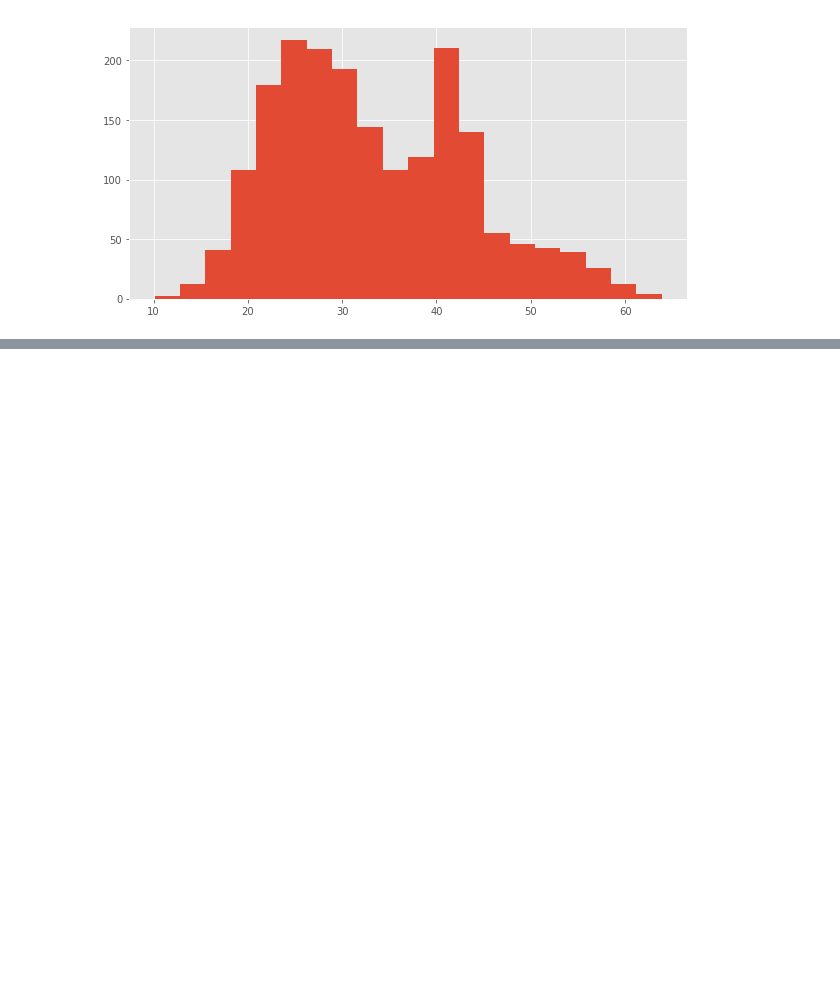
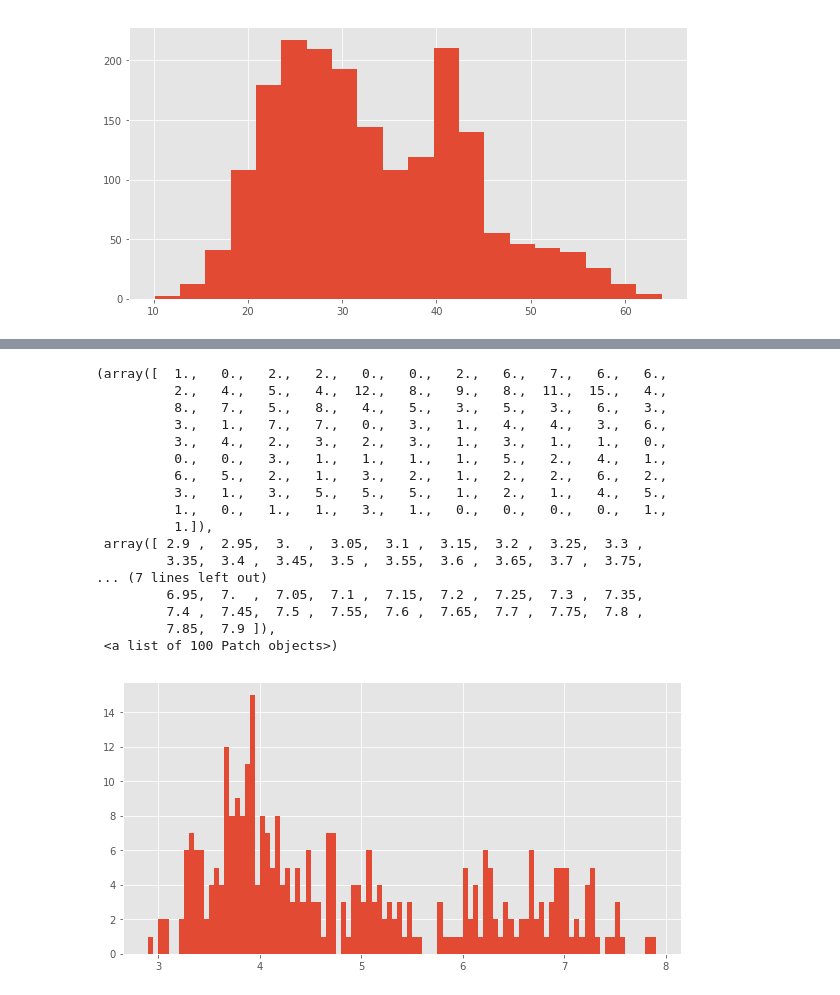
Before and after one commit to ramanujam/USAgriculturePDS, a Jupyter notebook: notebooks/writeup_draft1.ipynb, the cells around one changed output, grey strips where cells are left out. Saved outputs shown, nothing was run; the diff lists cells and outputs as text; code cells hidden in the pictures; blank space fills up the shorter version.

```diff
--- a/notebooks/writeup_draft1.ipynb
+++ b/notebooks/writeup_draft1.ipynb
@@ -631,0 +541,5 @@ plt.hist(obesity_states_features[obesity_states_features['Gender'] == 'Male']['D
+# %%
+corn_prices = pd.read_csv(datadir + 'corn_prices_by_state.csv')
+corn_prices = corn_prices.drop(['Program', 'State ANSI', 'Data Item'], axis = 1)
+corn_prices.columns = ['Year', 'State', 'Crude Rate']
+corn_prices.head()
@@ -631,0 +553,21 @@ plt.hist(obesity_states_features[obesity_states_features['Gender'] == 'Male']['D
+# %%
+plt.hist(corn_prices['Crude Rate'],bins=100)
+# %% [output]
+(array([  1.,   0.,   2.,   2.,   0.,   0.,   2.,   6.,   7.,   6.,   6.,
+          2.,   4.,   5.,   4.,  12.,   8.,   9.,   8.,  11.,  15.,   4.,
+          8.,   7.,   5.,   8.,   4.,   5.,   3.,   5.,   3.,   6.,   3.,
+          3.,   1.,   7.,   7.,   0.,   3.,   1.,   4.,   4.,   3.,   6.,
+          3.,   4.,   2.,   3.,   2.,   3.,   1.,   3.,   1.,   1.,   0.,
+          0.,   0.,   3.,   1.,   1.,   1.,   1.,   5.,   2.,   4.,   1.,
+          6.,   5.,   2.,   1.,   3.,   2.,   1.,   2.,   2.,   6.,   2.,
+          3.,   1.,   3.,   5.,   5.,   5.,   1.,   2.,   1.,   4.,   5.,
+          1.,   0.,   1.,   1.,   3.,   1.,   0.,   0.,   0.,   0.,   1.,
+          1.]),
+ array([ 2.9 ,  2.95,  3.  ,  3.05,  3.1 ,  3.15,  3.2 ,  3.25,  3.3 ,
+         3.35,  3.4 ,  3.45,  3.5 ,  3.55,  3.6 ,  3.65,  3.7 ,  3.75,
+... (7 lines left out)
+         6.95,  7.  ,  7.05,  7.1 ,  7.15,  7.2 ,  7.25,  7.3 ,  7.35,
+         7.4 ,  7.45,  7.5 ,  7.55,  7.6 ,  7.65,  7.7 ,  7.75,  7.8 ,
+         7.85,  7.9 ]),
+ <a list of 100 Patch objects>)
+[figure, added]
```
Also changed, not shown: parts of 34 cells of this notebook, 1 other file.
